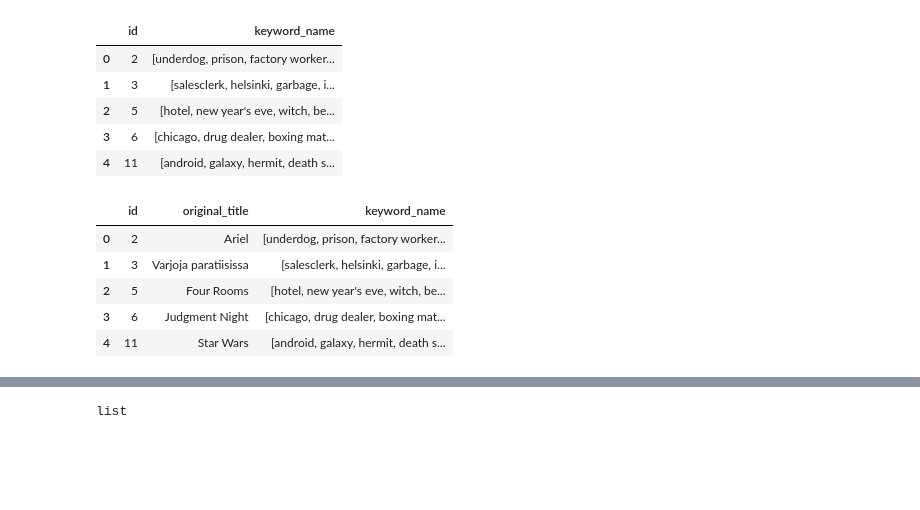
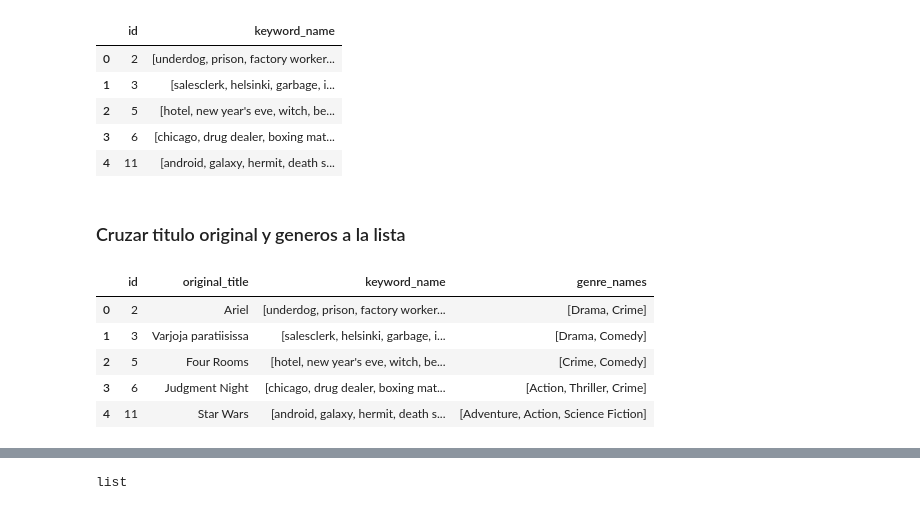
Before and after one commit to juankquintana/proyecto_recomendacion_peliculas, a Jupyter notebook: NLPModels.ipynb, the cells around one changed output, grey strips where cells are left out. Cells and saved outputs as stored; diff of their text form; code cells hidden in the pictures; blank space fills up the shorter version.

```diff
--- a/NLPModels.ipynb
+++ b/NLPModels.ipynb
@@ -31,3 +35,18 @@ metadata.head(1)
 |  | adult | belongs_to_collection | budget | genres | homepage | id | imdb_id | original_language | ... |
 | 0 | False | {'id': 10194, 'name': 'Toy Story ... | 30000000 | [{'id': 16, 'name': 'Animation'},... | http://toystory.disney.com/toy-story | 862 | tt0114709 | en | ... |
 1 rows × 24 columns
+# %%
+import ast
+def columnas_transformadas(metadata, columna, indicador, nuevo_nombre):
+    # Crear una nueva columna temporal con los datos convertidos
+    metadata['col_p'] = metadata[columna].apply(lambda x: ast.literal_eval(x) if isinstance(x, str) else x)
+    # Extraer el valor deseado
+    metadata[nuevo_nombre] = metadata['col_p'].apply(lambda x: [genre_p[indicador] for genre_p in x] if isinstance(x, list) else [])
+    # Eliminar la columna temporal
+    metadata = metadata.drop(columns=['col_p'])
+    # Mostrar las primeras filas del nuevo nombre de columna
+    print(metadata[nuevo_nombre].head(5))
+    return metadata
+
+
+metadata = columnas_transformadas(metadata, 'genres', 'name', 'genre_names')
@@ -108,23 +134,25 @@ df_grouped_keywords.head()
 | 4 | 11 | [android, galaxy, hermit, death s... |
 # %%
 #!python -m spacy download en_core_web_sm
+# %% [markdown]
+### Cruzar titulo original y generos a la lista
 # %%
 # Convert 'movieId' column in df_ratings to object type
 df_grouped_keywords['id'] = df_grouped_keywords['id'].astype(str)
 
 # Now perform the merge operation
-df_keywords_title = pd.merge(df_grouped_keywords, metadata[['id', 'original_title']],
+df_keywords_title = pd.merge(df_grouped_keywords, metadata[['id', 'original_title','genre_names']],
                      left_on='id', right_on='id', how='left')
 
 # Seleccionar solo las columnas que necesitas
-df_keywords_title = df_keywords_title[['id','original_title', 'keyword_name']]
+df_keywords_title = df_keywords_title[['id','original_title', 'keyword_name','genre_names']]
 
 # Mostrar el DataFrame final
 df_keywords_title.head()
 # %% [output]
-|  | id | original_title | keyword_name |
-| 0 | 2 | Ariel | [underdog, prison, factory worker... |
-| 1 | 3 | Varjoja paratiisissa | [salesclerk, helsinki, garbage, i... |
-| 2 | 5 | Four Rooms | [hotel, new year's eve, witch, be... |
-| 3 | 6 | Judgment Night | [chicago, drug dealer, boxing mat... |
-| 4 | 11 | Star Wars | [android, galaxy, hermit, death s... |
+|  | id | original_title | keyword_name | genre_names |
+| 0 | 2 | Ariel | [underdog, prison, factory worker... | [Drama, Crime] |
+| 1 | 3 | Varjoja paratiisissa | [salesclerk, helsinki, garbage, i... | [Drama, Comedy] |
+| 2 | 5 | Four Rooms | [hotel, new year's eve, witch, be... | [Crime, Comedy] |
+| 3 | 6 | Judgment Night | [chicago, drug dealer, boxing mat... | [Action, Thriller, Crime] |
+| 4 | 11 | Star Wars | [android, galaxy, hermit, death s... | [Adventure, Action, Science Fiction] |
```
Also changed, not shown: parts of 18 cells of this notebook.
